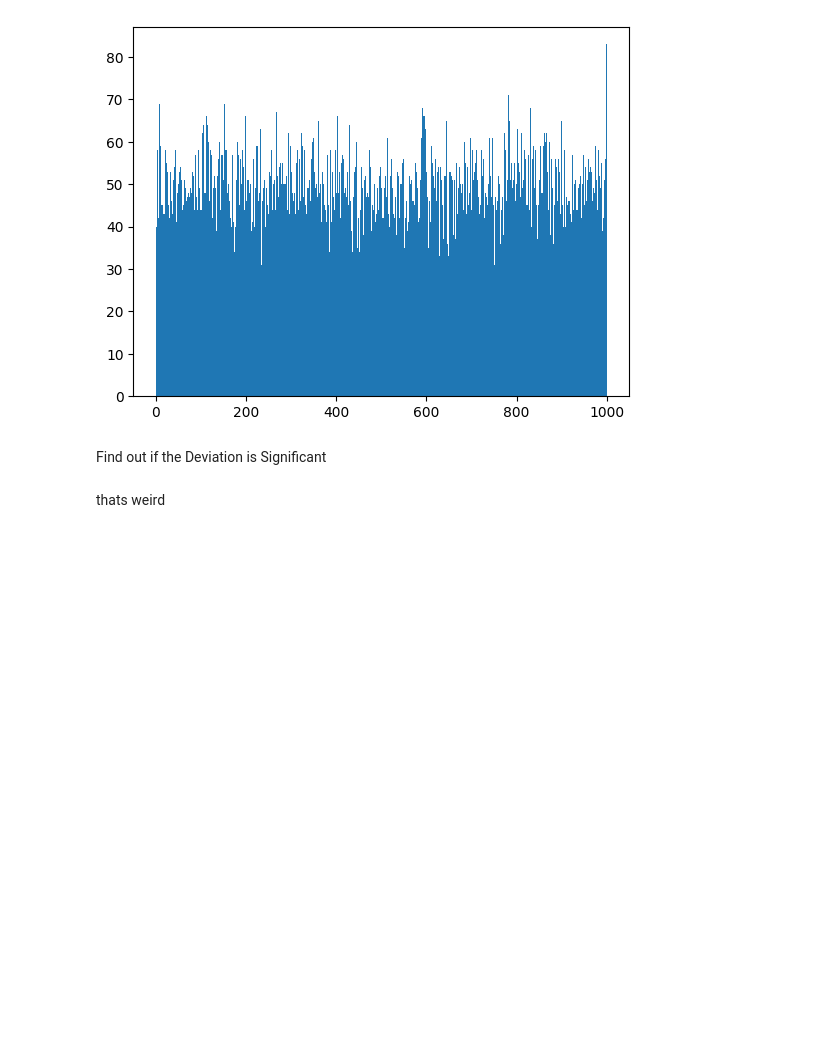
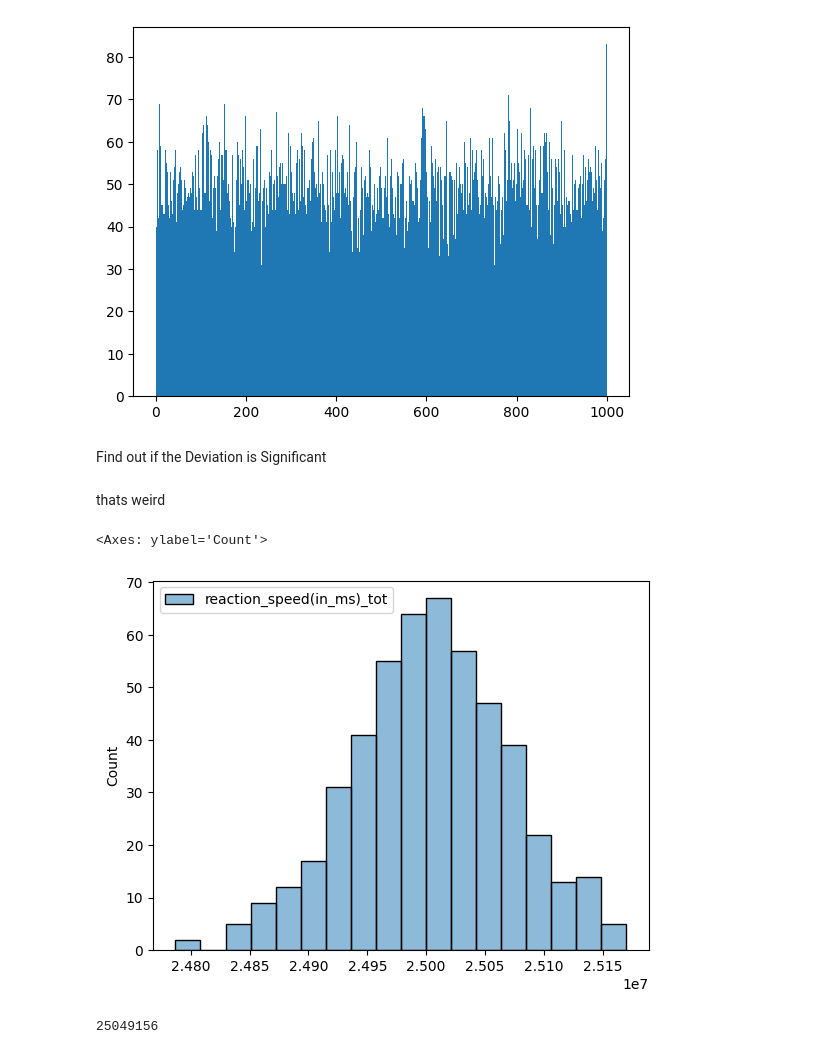
Before and after one commit to mozaikuu/Love_Of_Wisdom, a Jupyter notebook: Statistics.ipynb, the cells around one changed output. Saved outputs shown, nothing was run; the diff lists cells and outputs as text; code cells hidden in the pictures; blank space fills up the shorter version.

```diff
--- a/Statistics.ipynb
+++ b/Statistics.ipynb
@@ -4,6 +4,7 @@ import matplotlib.pyplot as plt
 import seaborn as sns
 # %%
 dfm = pd.read_csv('./Datasets/Fake_Shocking_medium(50000)_dataset.csv')
+df_nd = pd.read_csv('./Datasets/ND(50000)_dataset.csv')
 
 dfm_RS = dfm['reaction_speed(in_ms)']
 
@@ -46,3 +63,12 @@ plt.hist(x= dfm_RS, bins = 1000)
 Find out if the Deviation is Significant
 # %% [markdown]
 thats weird
+# %%
+sns.histplot(df_nd)
+# %% [output]
+<Axes: ylabel='Count'>
+[figure, added]
+# %%
+dfm_RS.sum()
+# %% [output]
+25049156
```
Also changed, not shown: parts of 1 cell of this notebook, 2 other files.
